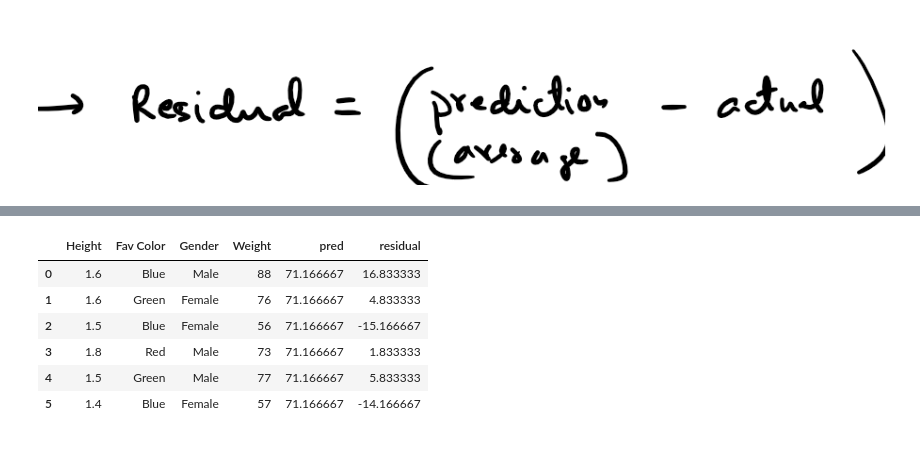
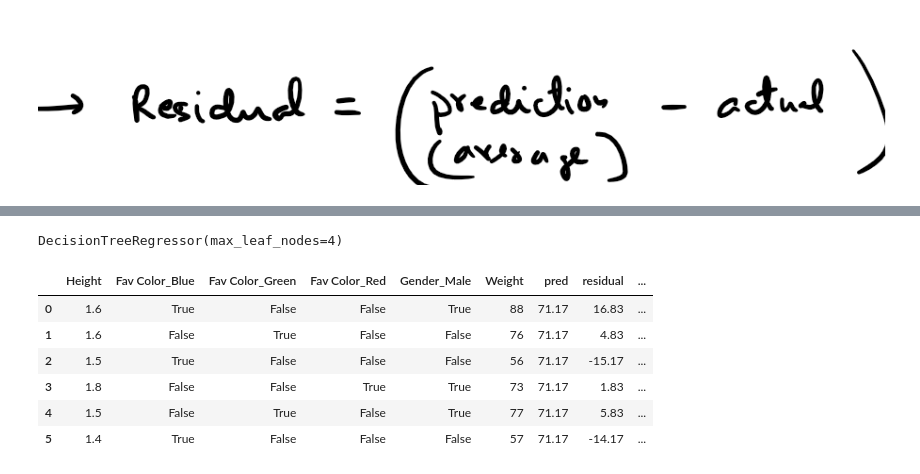
Before and after one commit to krajit/decisionTrees, a Jupyter notebook: gradientBoost.ipynb, the cells around one changed output, grey strips where cells are left out. Cells and saved outputs as stored; diff of their text form; code cells hidden in the pictures.

Commit message:
gradient boost regerssion problem simple toy data understood

```diff
--- a/gradientBoost.ipynb
+++ b/gradientBoost.ipynb
@@ -2,13 +2,14 @@
 import numpy as np
 import pandas as pd
 
-df = pd.DataFrame({
+pd.set_option('display.precision',2)
+df0 = pd.DataFrame({
     "Height" : [1.6, 1.6, 1.5, 1.8, 1.5, 1.4],
     "Fav Color": ["Blue", "Green", "Blue", "Red", "Green", "Blue"],
     "Gender": ["Male", "Female", "Female", "Male", "Male", "Female"],
     "Weight": [88, 76, 56, 73, 77, 57]
 })
-df
+df0
 # %% [output]
 |  | Height | Fav Color | Gender | Weight |
 | 0 | 1.6 | Blue | Male | 88 |
@@ -17,3 +18,9 @@ df
 | 3 | 1.8 | Red | Male | 73 |
 | 4 | 1.5 | Green | Male | 77 |
 | 5 | 1.4 | Blue | Female | 57 |
+# %%
+# one hot encoding of categorical columns
+df = pd.get_dummies(df0)
+df.drop(columns=['Gender_Female'],inplace=True)
+df = df[['Height', 'Fav Color_Blue', 'Fav Color_Green', 'Fav Color_Red', 'Gender_Male', 'Weight']] # little rearrangement
+df
@@ -24,12 +49,2 @@ df['pred'] = df['Weight'].mean()
 # %%
 df['residual'] = df['Weight']-df['pred']
-# %%
-df.get
-# %% [output]
-|  | Height | Fav Color | Gender | Weight | pred | residual |
-| 0 | 1.6 | Blue | Male | 88 | 71.166667 | 16.833333 |
-| 1 | 1.6 | Green | Female | 76 | 71.166667 | 4.833333 |
-| 2 | 1.5 | Blue | Female | 56 | 71.166667 | -15.166667 |
-| 3 | 1.8 | Red | Male | 73 | 71.166667 | 1.833333 |
-| 4 | 1.5 | Green | Male | 77 | 71.166667 | 5.833333 |
-| 5 | 1.4 | Blue | Female | 57 | 71.166667 | -14.166667 |
@@ -39,0 +54,11 @@ clf = DecisionTreeRegressor(max_leaf_nodes=4)
+# %%
+from sklearn.tree import DecisionTreeRegressor
+from sklearn import tree
+tr = DecisionTreeRegressor(max_leaf_nodes=4)
+
+x = np.array(df[['Height','Fav Color_Blue', 'Fav Color_Green', 'Fav Color_Red', 'Gender_Male']])
+y = np.array(df['residual'])
+
+tr.fit(x,y)
+# %% [output]
+DecisionTreeRegressor(max_leaf_nodes=4)
@@ -39,0 +68,12 @@ clf = DecisionTreeRegressor(max_leaf_nodes=4)
+# %%
+# new prediction
+df['pred_new'] = df['pred'] + 0.1*tr.predict(x)
+df
+# %% [output]
+|  | Height | Fav Color_Blue | Fav Color_Green | Fav Color_Red | Gender_Male | Weight | pred | residual | ... |
+| 0 | 1.6 | True | False | False | True | 88 | 71.17 | 16.83 | ... |
+| 1 | 1.6 | False | True | False | False | 76 | 71.17 | 4.83 | ... |
+| 2 | 1.5 | True | False | False | False | 56 | 71.17 | -15.17 | ... |
+| 3 | 1.8 | False | False | True | True | 73 | 71.17 | 1.83 | ... |
+| 4 | 1.5 | False | True | False | True | 77 | 71.17 | 5.83 | ... |
+| 5 | 1.4 | True | False | False | False | 57 | 71.17 | -14.17 | ... |
```
Also changed, not shown: parts of 24 cells of this notebook.
